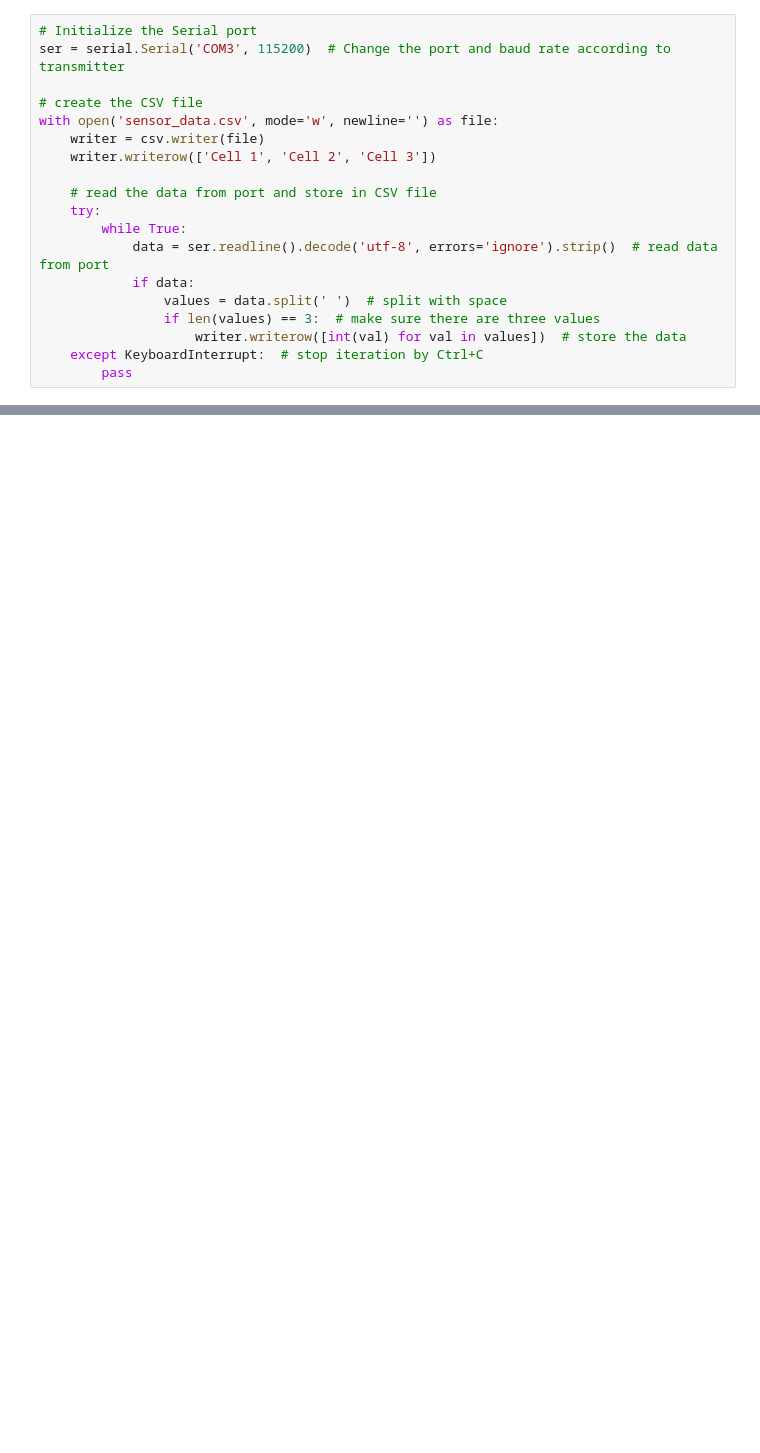
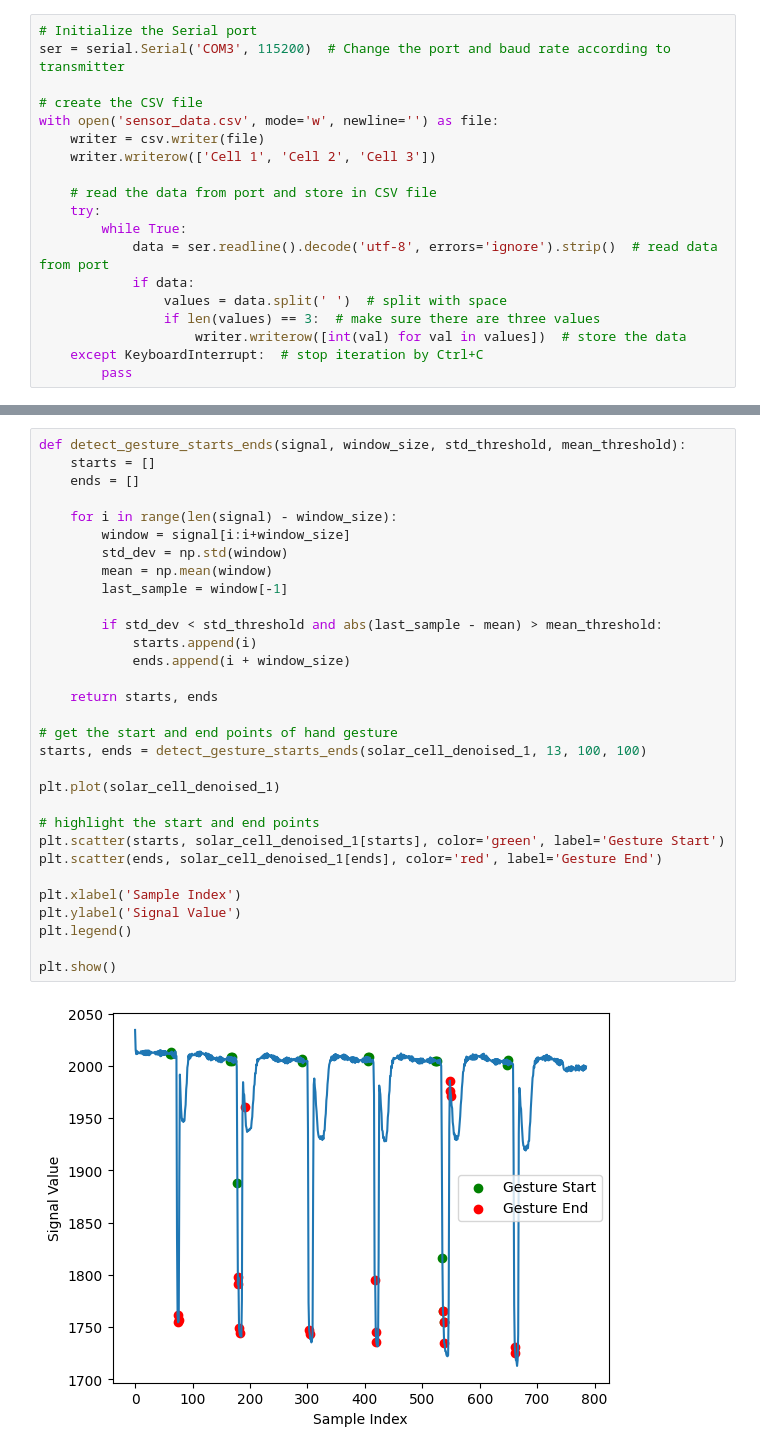
Before and after one commit to Dragonsky8/VLC_Lab_G4, a Jupyter notebook: Lab3/Processor.ipynb, the cells around one changed output, grey strips where cells are left out. Saved outputs shown, nothing was run; the diff lists cells and outputs as text; blank space fills up the shorter version.

Commit message:
segmentation detection

```diff
--- a/Lab3/Processor.ipynb
+++ b/Lab3/Processor.ipynb
@@ -119,0 +106,33 @@ plt.show()
+# %%
+def detect_gesture_starts_ends(signal, window_size, std_threshold, mean_threshold):
+    starts = []
+    ends = []
+
+    for i in range(len(signal) - window_size):
+        window = signal[i:i+window_size]
+        std_dev = np.std(window)
+        mean = np.mean(window)
+        last_sample = window[-1]
+
+        if std_dev < std_threshold and abs(last_sample - mean) > mean_threshold:
+            starts.append(i)
+            ends.append(i + window_size)
+
+    return starts, ends
+
+# get the start and end points of hand gesture
+starts, ends = detect_gesture_starts_ends(solar_cell_denoised_1, 13, 100, 100)
+
+plt.plot(solar_cell_denoised_1)
+
+# highlight the start and end points
+plt.scatter(starts, solar_cell_denoised_1[starts], color='green', label='Gesture Start')
+plt.scatter(ends, solar_cell_denoised_1[ends], color='red', label='Gesture End')
+
+plt.xlabel('Sample Index')
+plt.ylabel('Signal Value')
+plt.legend()
+
+plt.show()
+# %% [output]
+[figure, added]
```
Also changed, not shown: parts of 4 cells of this notebook, 3 other files.
